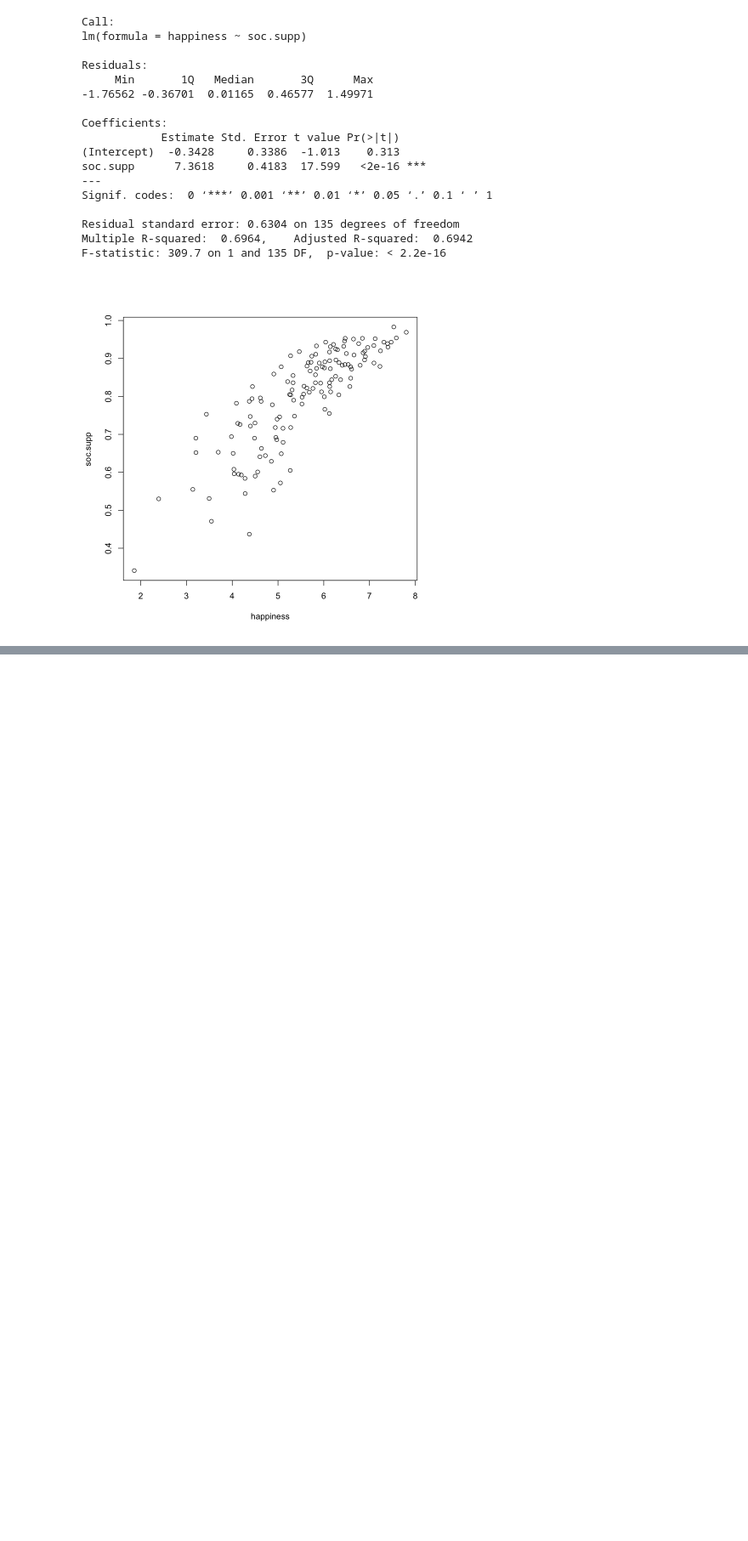
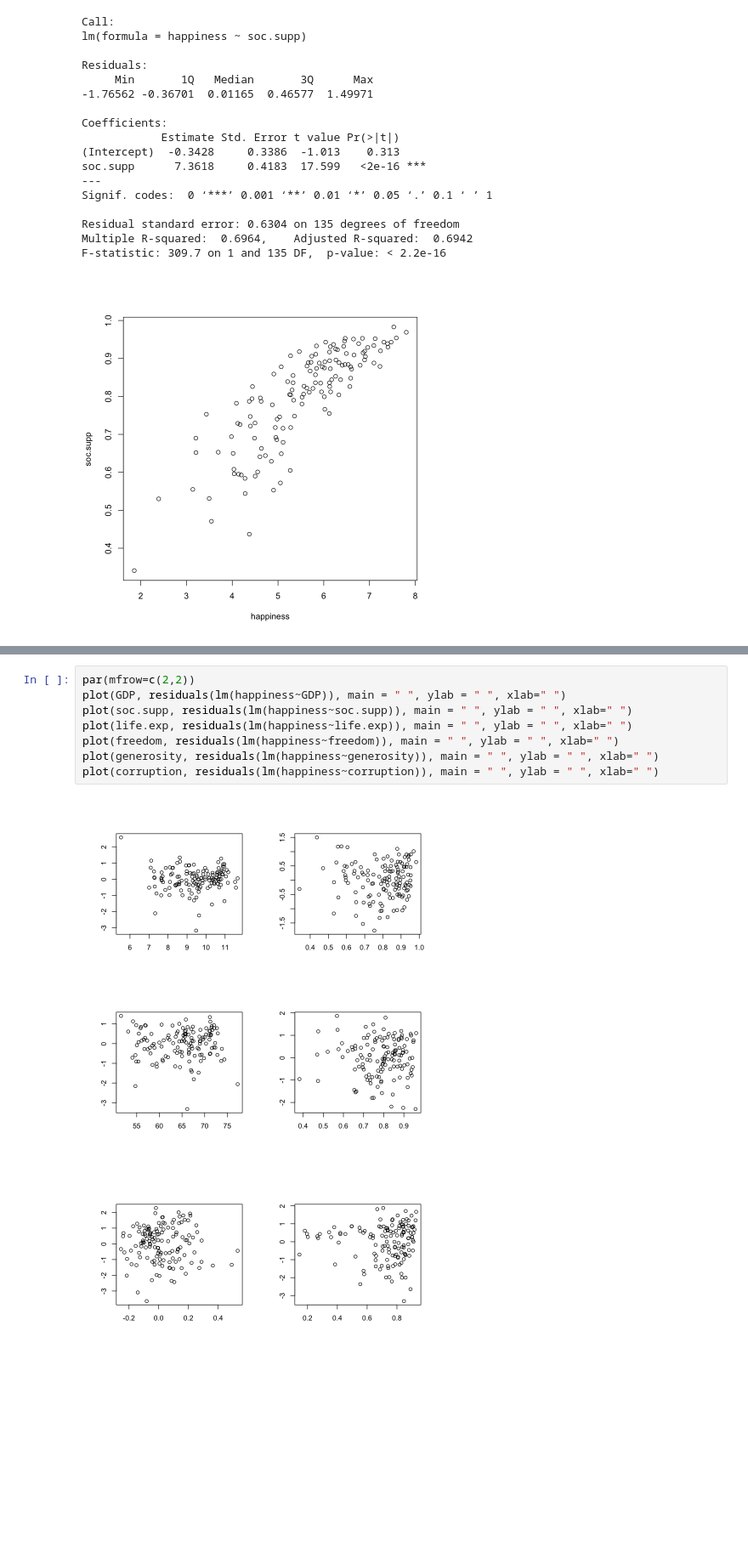
Before and after one commit to liamGaeuman/world_happiness, a Jupyter notebook: main.ipynb, the cells around one changed output, grey strips where cells are left out. Shown at 85% size. Saved outputs shown, nothing was run; the diff lists cells and outputs as text; blank space fills up the shorter version.

```diff
--- a/main.ipynb
+++ b/main.ipynb
@@ -55,0 +57,11 @@ plot(collection, scale="adjr2")
+# %%
+par(mfrow=c(2,2))
+plot(GDP, residuals(lm(happiness~GDP)), main = " ", ylab = " ", xlab=" ")
+plot(soc.supp, residuals(lm(happiness~soc.supp)), main = " ", ylab = " ", xlab=" ")
+plot(life.exp, residuals(lm(happiness~life.exp)), main = " ", ylab = " ", xlab=" ")
+plot(freedom, residuals(lm(happiness~freedom)), main = " ", ylab = " ", xlab=" ")
+plot(generosity, residuals(lm(happiness~generosity)), main = " ", ylab = " ", xlab=" ")
+plot(corruption, residuals(lm(happiness~corruption)), main = " ", ylab = " ", xlab=" ")
+# %% [output]
+[figure, added]
+[figure, added]
```
Also changed, not shown: parts of 3 cells of this notebook, 1 other file.
